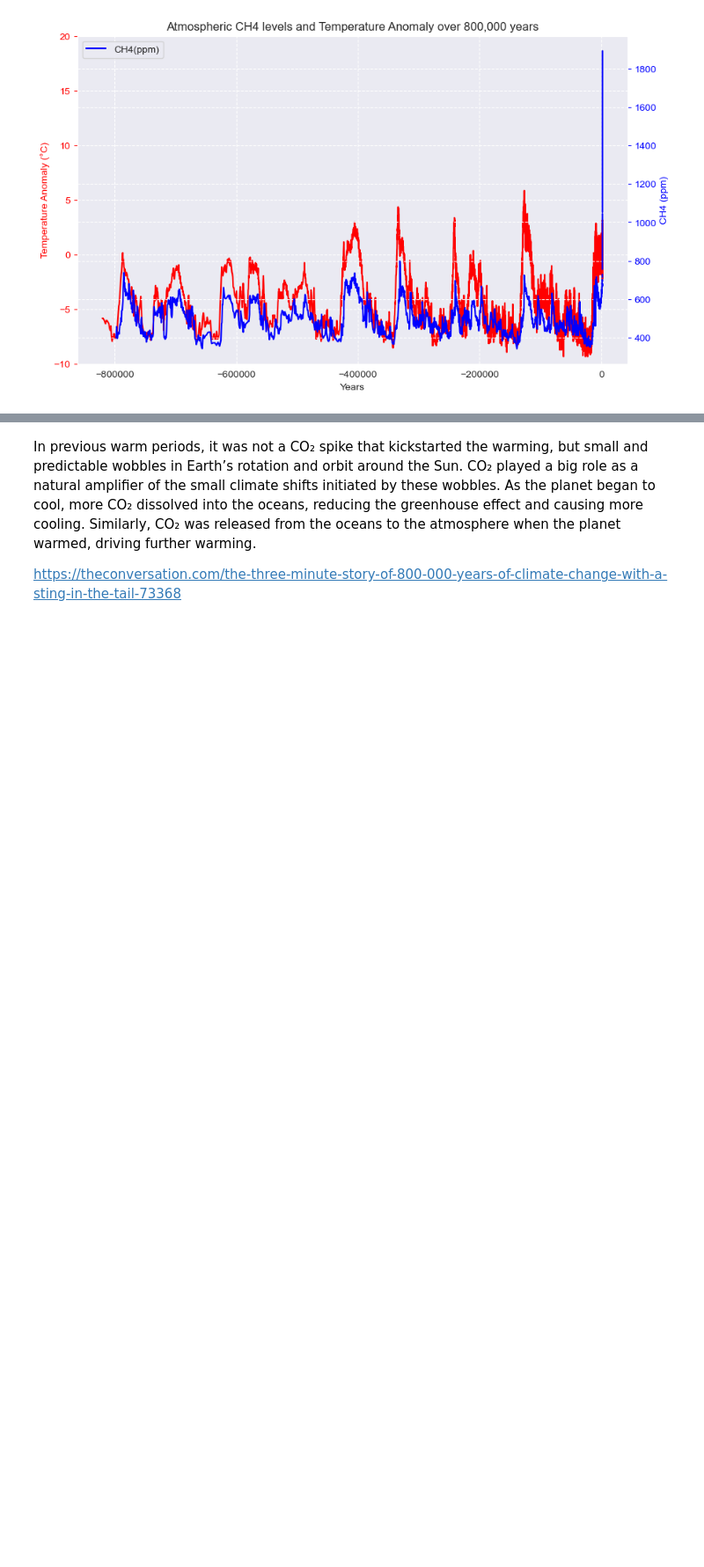
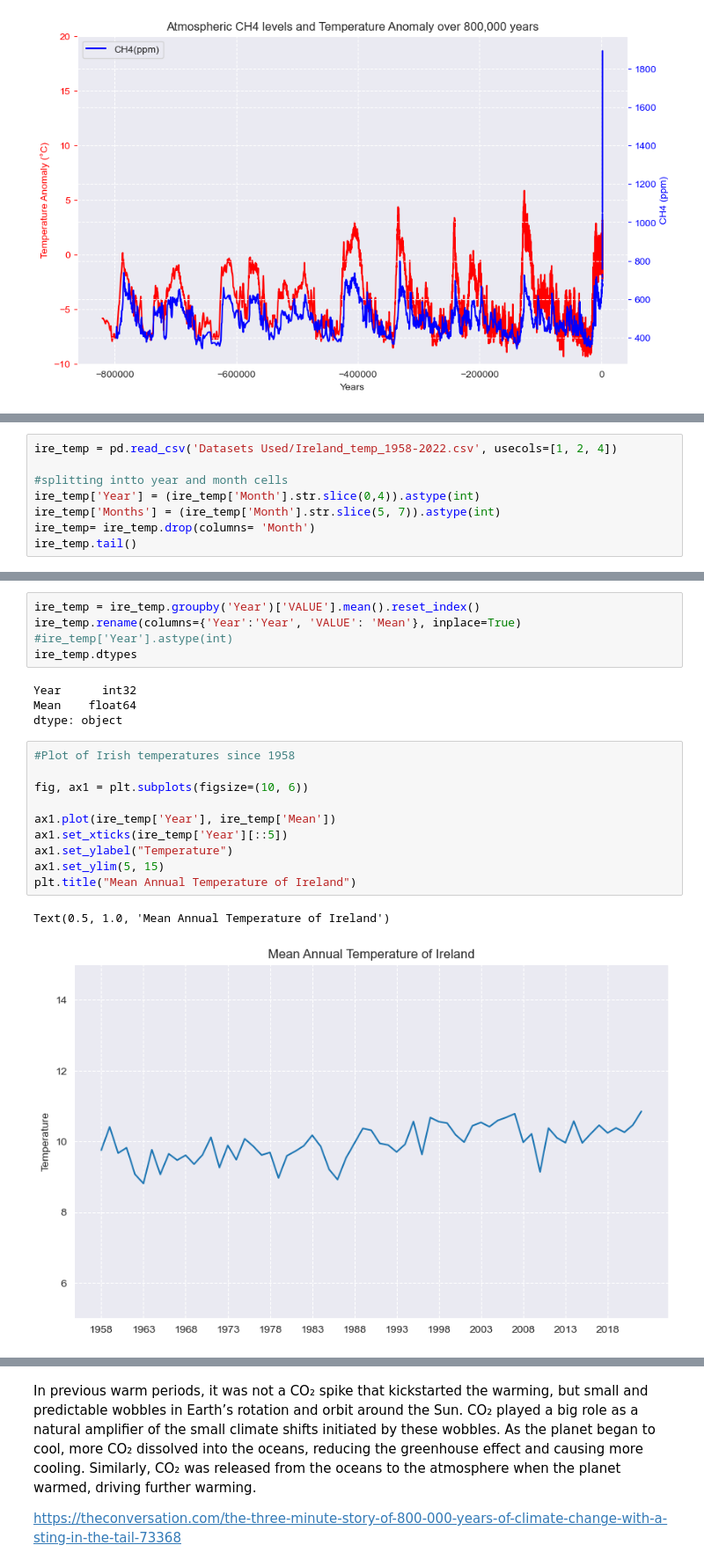
Before and after one commit to Kevin002023/PFDA--Climate-Project, a Jupyter notebook: PFDA-Project-2.ipynb, the cells around one changed output, grey strips where cells are left out. Shown at 88% size. Cells and saved outputs as stored; diff of their text form; blank space fills up the shorter version.

```diff
--- a/PFDA-Project-2.ipynb
+++ b/PFDA-Project-2.ipynb
@@ -708,0 +747,8 @@ NameError: name 'co2' is not defined
+# %%
+ire_temp = pd.read_csv('Datasets Used/Ireland_temp_1958-2022.csv', usecols=[1, 2, 4])
+
+#splitting intto year and month cells
+ire_temp['Year'] = (ire_temp['Month'].str.slice(0,4)).astype(int)
+ire_temp['Months'] = (ire_temp['Month'].str.slice(5, 7)).astype(int)
+ire_temp= ire_temp.drop(columns= 'Month')
+ire_temp.tail()
@@ -708,0 +762,22 @@ NameError: name 'co2' is not defined
+# %%
+ire_temp = ire_temp.groupby('Year')['VALUE'].mean().reset_index()
+ire_temp.rename(columns={'Year':'Year', 'VALUE': 'Mean'}, inplace=True)
+#ire_temp['Year'].astype(int)
+ire_temp.dtypes
+# %% [output]
+Year      int32
+Mean    float64
+dtype: object
+# %%
+#Plot of Irish temperatures since 1958
+
+fig, ax1 = plt.subplots(figsize=(10, 6))
+
+ax1.plot(ire_temp['Year'], ire_temp['Mean'])
+ax1.set_xticks(ire_temp['Year'][::5])
+ax1.set_ylabel("Temperature")
+ax1.set_ylim(5, 15)
+plt.title("Mean Annual Temperature of Ireland")
+# %% [output]
+Text(0.5, 1.0, 'Mean Annual Temperature of Ireland')
+[figure, added]
```
Also changed, not shown: parts of 17 cells of this notebook, 3 other files.
